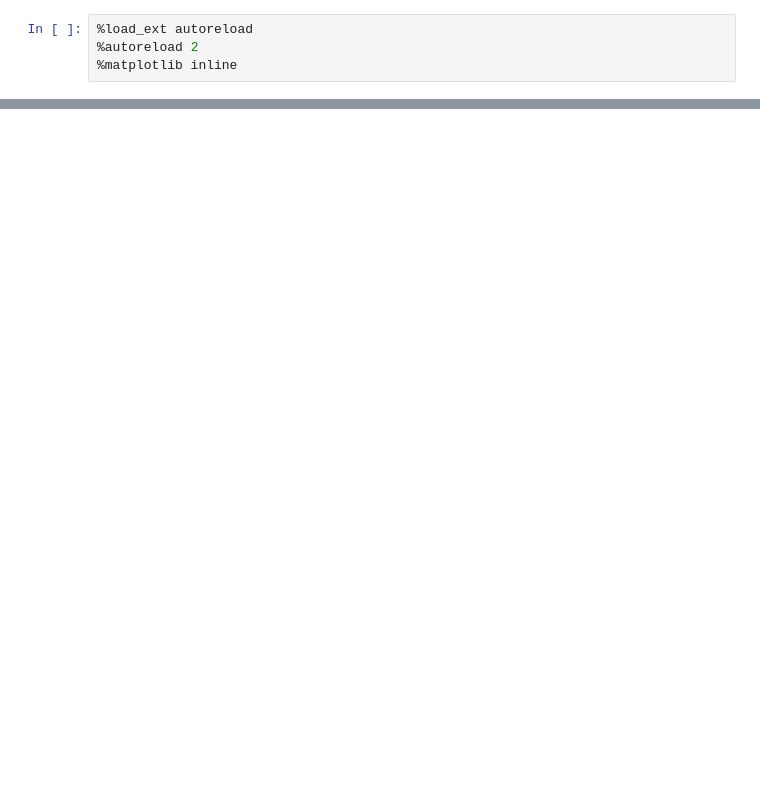
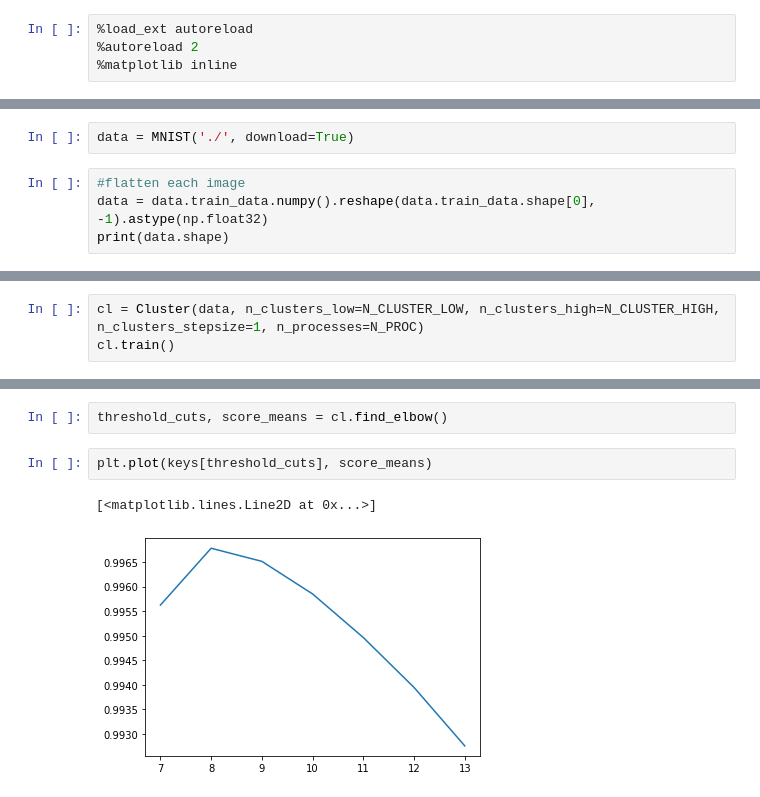
Before and after one commit to jhurlocker/pricingnbs, a Jupyter notebook: CPU - Clustering.ipynb, the cells around one changed output, grey strips where cells are left out. Drawn from its saved outputs; the diff is of its cells as text; blank space fills up the shorter version.

Commit message:
Clustering notebook for CPU only workload

```diff
--- a/CPU - Clustering.ipynb
+++ b/CPU - Clustering.ipynb
@@ -284,0 +38,6 @@ NameError: name 'Cluster' is not defined
+# %%
+data = MNIST('./', download=True)
+# %%
+#flatten each image
+data = data.train_data.numpy().reshape(data.train_data.shape[0], -1).astype(np.float32)
+print(data.shape)
@@ -284,0 +173,3 @@ NameError: name 'Cluster' is not defined
+# %%
+cl = Cluster(data, n_clusters_low=N_CLUSTER_LOW, n_clusters_high=N_CLUSTER_HIGH, n_clusters_stepsize=1, n_processes=N_PROC)
+cl.train()
@@ -284,0 +238,7 @@ NameError: name 'Cluster' is not defined
+# %%
+threshold_cuts, score_means = cl.find_elbow()
+# %%
+plt.plot(keys[threshold_cuts], score_means)
+# %% [output]
+[<matplotlib.lines.Line2D at 0x...>]
+[figure, added]
```
Also changed, not shown: parts of 16 cells of this notebook.
